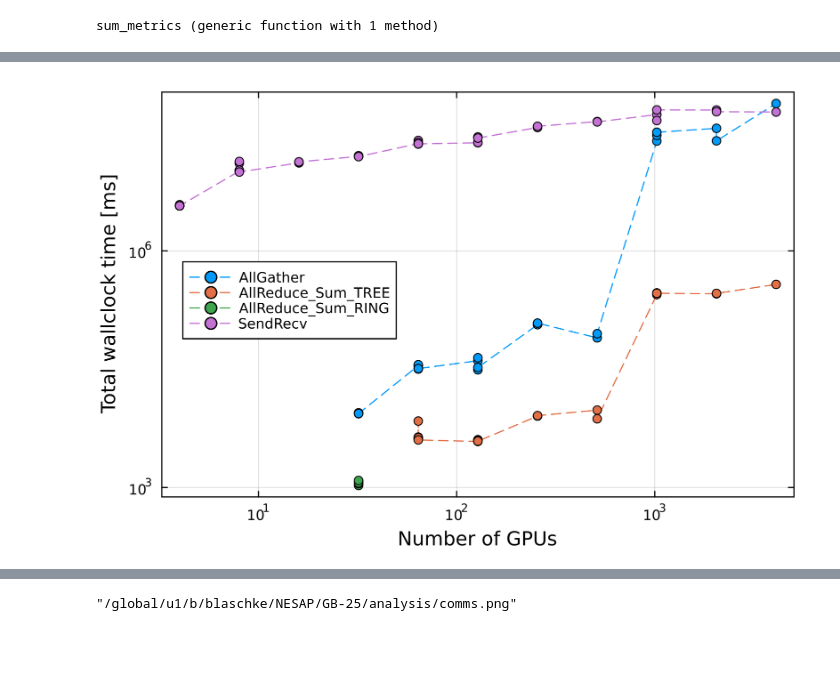
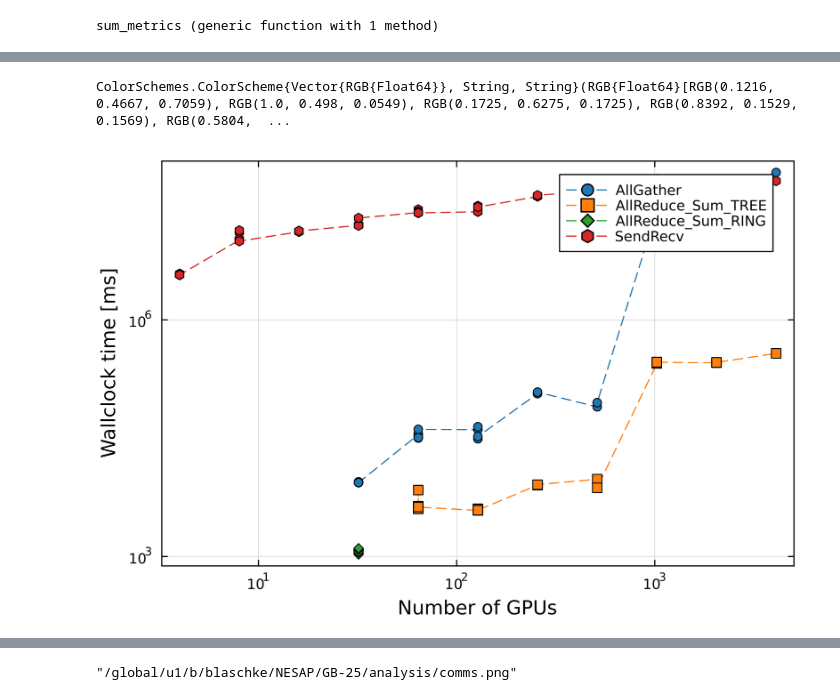
Before and after one commit to PRONTOLab/GB-25, a Jupyter notebook: analysis/perlmutter_analysis.ipynb, the cells around one changed output, grey strips where cells are left out. Saved outputs shown, nothing was run; the diff lists cells and outputs as text; code cells hidden in the pictures; blank space fills up the shorter version.

```diff
--- a/analysis/perlmutter_analysis.ipynb
+++ b/analysis/perlmutter_analysis.ipynb
@@ -415,22 +437,28 @@ plot!(
+# %%
+markers = [:circle, :rect, :diamond, :hexagon]
+colors  = palette(:tab10).colors
+# %% [output]
+ColorSchemes.ColorScheme{Vector{RGB{Float64}}, String, String}(RGB{Float64}[RGB(0.1216, 0.4667, 0.7059), RGB(1.0, 0.498, 0.0549), RGB(0.1725, 0.6275, 0.1725), RGB(0.8392, 0.1529, 0.1569), RGB(0.5804,  ...
 # %%
 plot()
-for k in nccl_metrics
+for (i, k) in enumerate(nccl_metrics)
     d = sort(run_metrics[k], by=x->x.ngpu)
     x = map(x->x.ngpu, d)
     y = map(x->x.sum,  d)
     plot!(
         x, y, label=metric_names[k],
-        markershape=:circle, linestyle=:dash
+        markershape=markers[i], linestyle=:dash,
+        linecolor=colors[i], markercolor=colors[i]
     )
 end
 
 plot!(
     xaxis=:log, yaxis=:log,
     framestyle=:box,
     xlabel="Number of GPUs",
-    ylabel="Total wallclock time [ms]",
-    legend=:left,
+    ylabel="Wallclock time [ms]",
+    #legend=:left,
     dpi=300
 )
 # %% [output]
-[figure, old version]
+[figure, new version]
```
Also changed, not shown: parts of 12 cells of this notebook, 6 other files.
